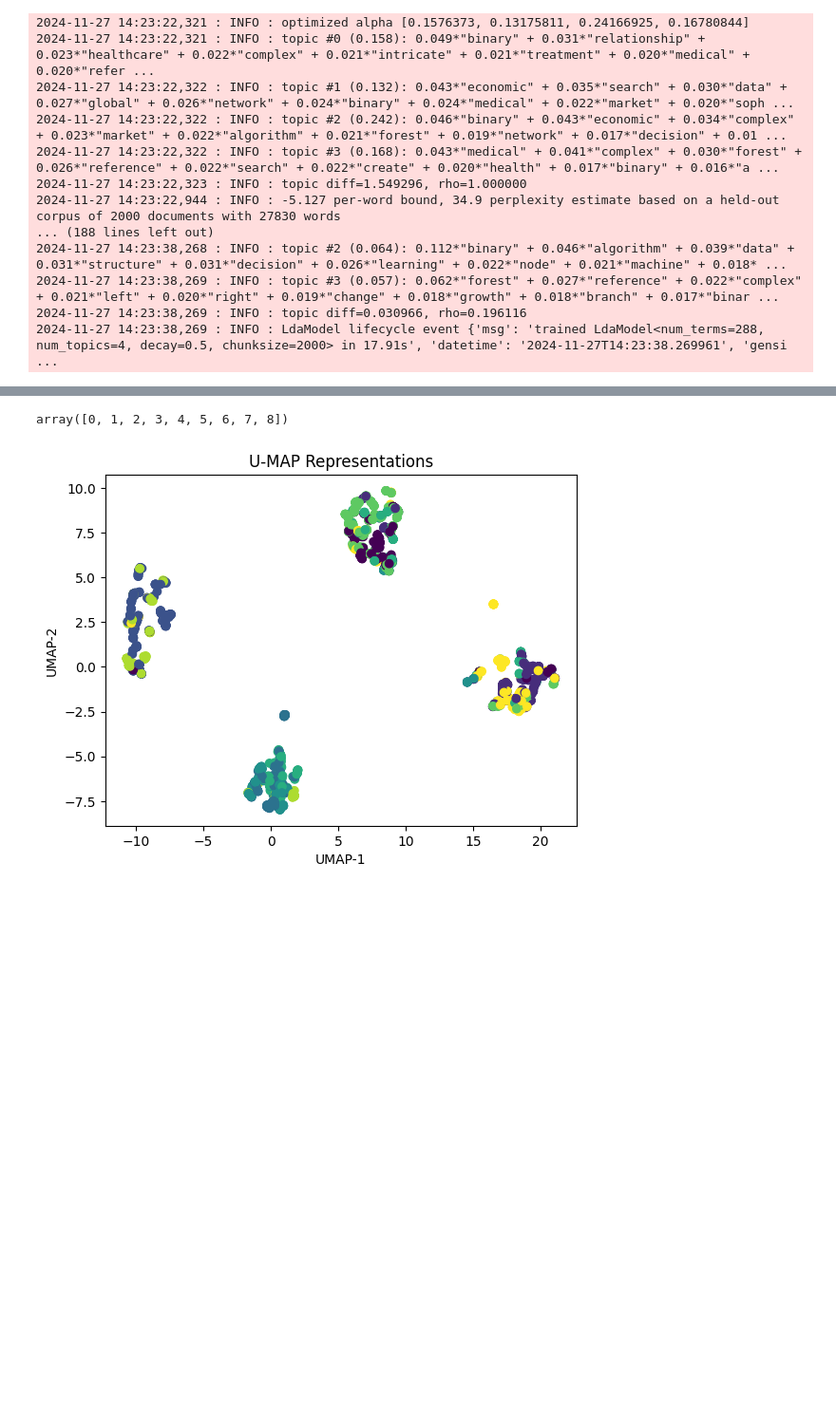
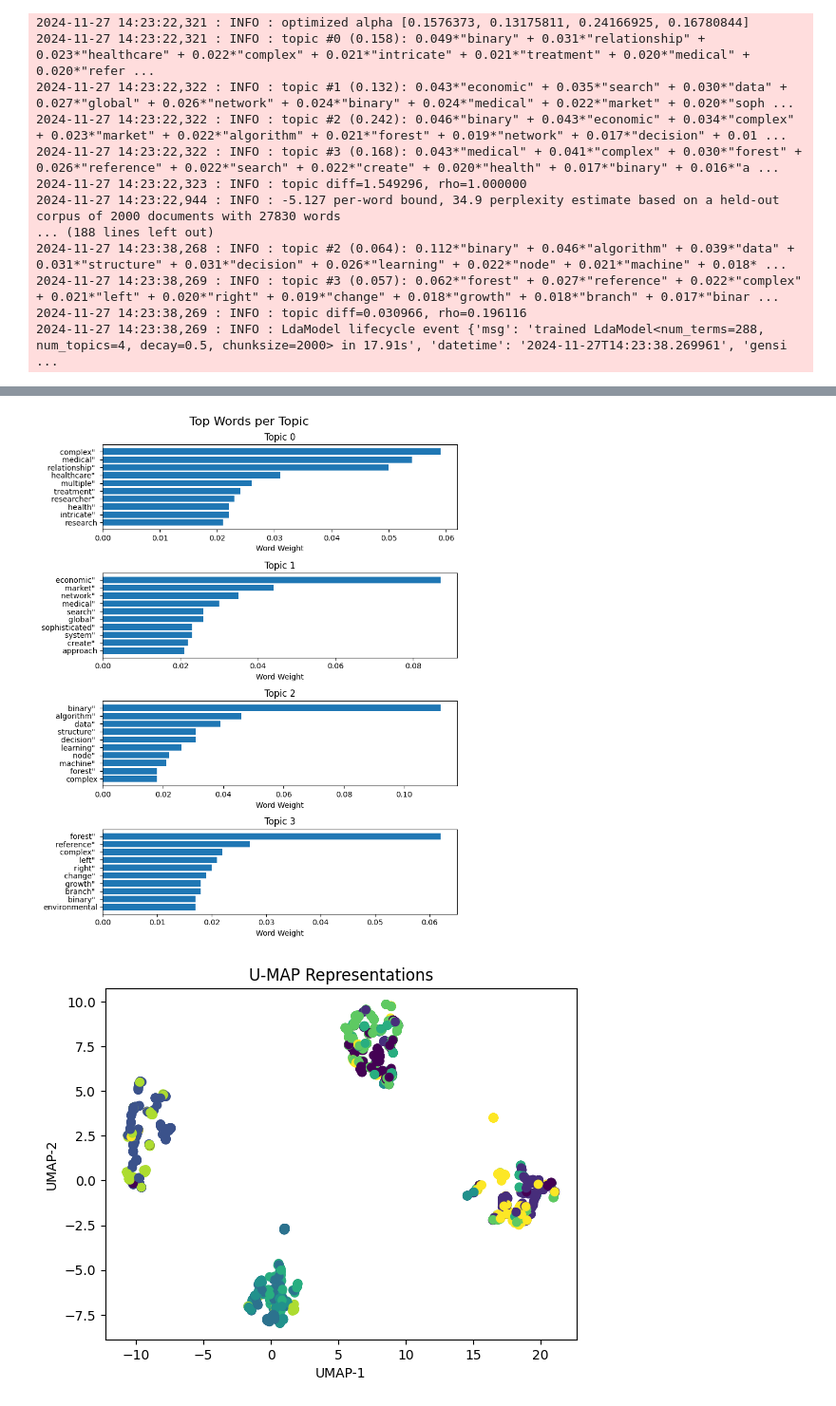
Before and after one commit to MehakArora/NLP, a Jupyter notebook: LDA_BERT/FinalProject.ipynb, the cells around one changed output, grey strips where cells are left out. Shown at 95% size. Drawn from its saved outputs; the diff is of its cells as text; code cells hidden in the pictures; blank space fills up the shorter version.

```diff
--- a/LDA_BERT/FinalProject.ipynb
+++ b/LDA_BERT/FinalProject.ipynb
@@ -51,7 +15,0 @@ Sentences generated and saved successfully!
-# %%
-tree_sentences = sentences.read_sentences('trees_sentences.txt')
-bintree_sentences = sentences.read_sentences('binary_trees_sentences.txt')
-economics_sentences = sentences.read_sentences('economics_sentences.txt')
-healthcare_sentences = sentences.read_sentences('healthcare_sentences.txt')
-documents = tree_sentences + bintree_sentences + economics_sentences + healthcare_sentences
-print(len(documents))
@@ -183,0 +74,3 @@ import numpy as np
+# %%
+lda_trainer.visualize_topic_words( num_words=10, figsize=(8, 10))
+# %% [output]
@@ -184,3 +85,4 @@ import numpy as np
+[figure, added]
 # %%
 embedder = bert_embed.BertEmbedder()
 embeddings = embedder.get_embeddings(documents)
@@ -189,10 +91,6 @@ from umap import UMAP
 
 umap_model = UMAP(n_neighbors=25, n_components=2, min_dist=0.0, metric='cosine')
 umap_embedding = umap_model.fit_transform(embeddings)
-# %%
-np.unique(topic_assignment)
-# %% [output]
-array([0, 1, 2, 3, 4, 5, 6, 7, 8])
 # %%
 topic_assignment = lda_trainer.predict_topics()
 topic_assignment = np.argmax(topic_assignment, axis = 1)
```
Also changed, not shown: parts of 15 cells of this notebook, 1 other file.
